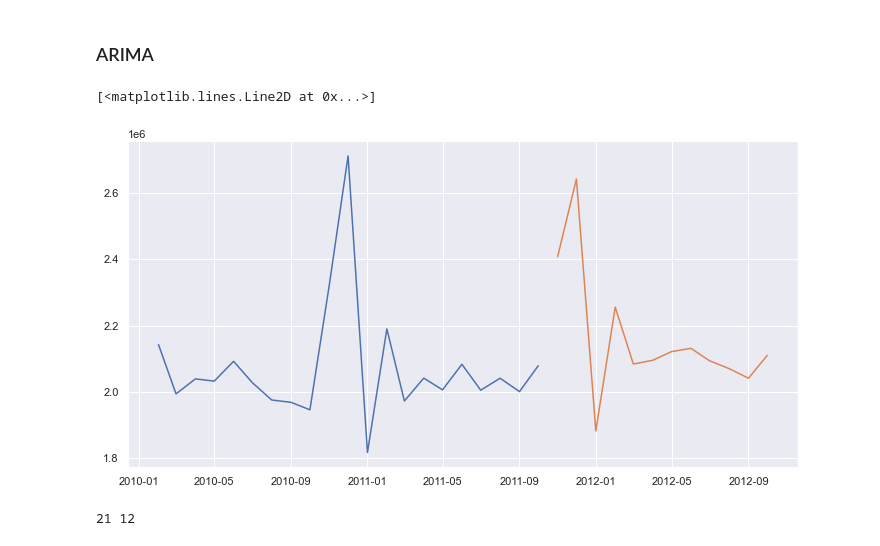
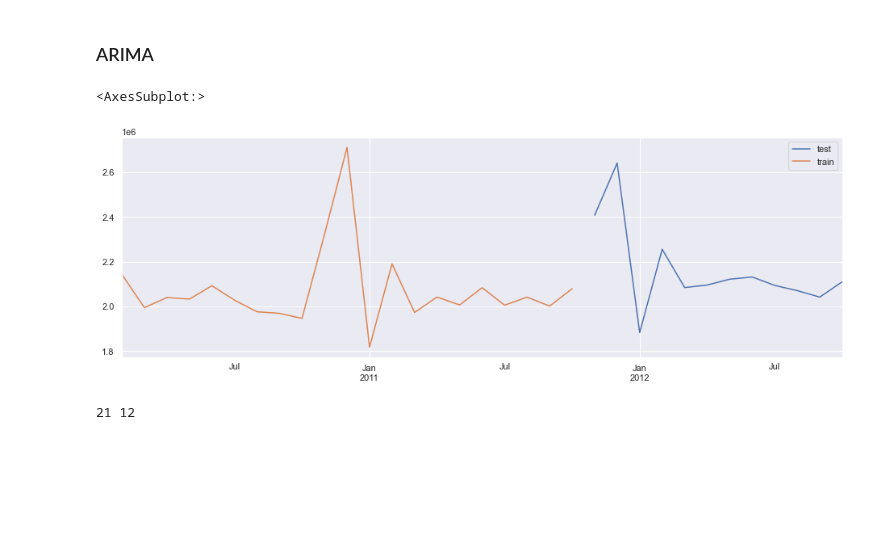
Before and after one commit to RodrigoPLpz/wallmart_sales, a Jupyter notebook: arimas_month.ipynb, the cells around one changed output. Drawn from its saved outputs; the diff is of its cells as text; code cells hidden in the pictures; blank space fills up the shorter version.

```diff
--- a/arimas_month.ipynb
+++ b/arimas_month.ipynb
@@ -250,13 +250,13 @@ estacionalidad(m_20)
 # %%
 # train = s_20.Weekly_Sales[:len(s_20.Weekly_Sales)-12]  # primero datos
 # test = s_20.Weekly_Sales[len(s_20.Weekly_Sales)-12:]   # últimos datos
 
 train, test = tra_tes(m_20)
-plt.plot(train)
-plt.plot(test)
+test.plot(figsize=(16,5),legend=True, label='test')
+train.plot(legend=True, label='train')
 # %% [output]
-[<matplotlib.lines.Line2D at 0x...>]
+<AxesSubplot:>
-[figure, old version]
+[figure, new version]
 # %%
 # Para determinar el train y el test, se sugiere que los datos asignados sean del 80% y 20% sucesivamente
 # pero a mayor número de datos de entrenamiento, el AIC disminuye y el R2 aumenta
```
Also changed, not shown: parts of 5 cells of this notebook, 5 other files.
